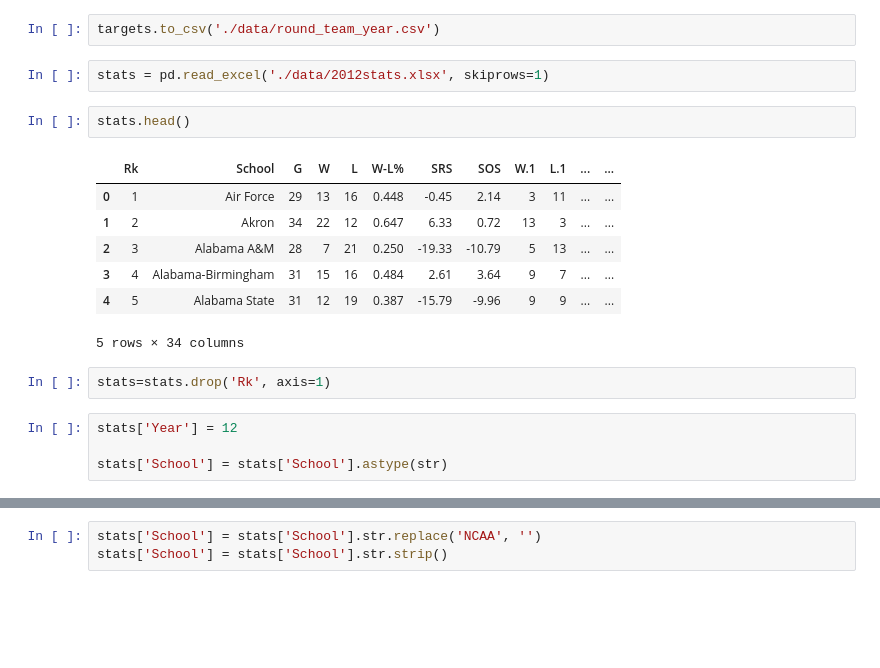
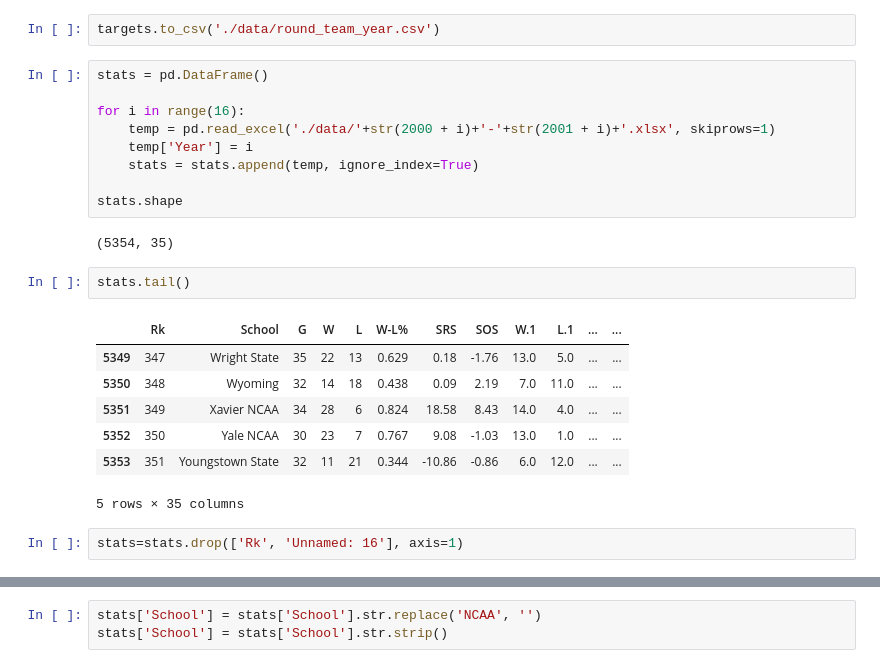
Before and after one commit to rileyma/MA490-Project-201930, a Jupyter notebook: data_cleaning.ipynb, the cells around one changed output, grey strips where cells are left out. Cells and saved outputs as stored; diff of their text form; blank space fills up the shorter version.

```diff
--- a/data_cleaning.ipynb
+++ b/data_cleaning.ipynb
@@ -97,22 +96,27 @@ Year       int64
 dtype: object
 # %%
 targets.to_csv('./data/round_team_year.csv')
-# %%
-stats = pd.read_excel('./data/2012stats.xlsx', skiprows=1)
+# %%
+stats = pd.DataFrame()
+
+for i in range(16):
+    temp = pd.read_excel('./data/'+str(2000 + i)+'-'+str(2001 + i)+'.xlsx', skiprows=1)
+    temp['Year'] = i
+    stats = stats.append(temp, ignore_index=True)
+
+stats.shape
+# %% [output]
+(5354, 35)
 # %%
-stats.head()
+stats.tail()
 # %% [output]
 |  | Rk | School | G | W | L | W-L% | SRS | SOS | W.1 | L.1 | ... | ... |
-| 0 | 1 | Air Force | 29 | 13 | 16 | 0.448 | -0.45 | 2.14 | 3 | 11 | ... | ... |
-| 1 | 2 | Akron | 34 | 22 | 12 | 0.647 | 6.33 | 0.72 | 13 | 3 | ... | ... |
-| 2 | 3 | Alabama A&M | 28 | 7 | 21 | 0.250 | -19.33 | -10.79 | 5 | 13 | ... | ... |
-| 3 | 4 | Alabama-Birmingham | 31 | 15 | 16 | 0.484 | 2.61 | 3.64 | 9 | 7 | ... | ... |
-| 4 | 5 | Alabama State | 31 | 12 | 19 | 0.387 | -15.79 | -9.96 | 9 | 9 | ... | ... |
+| 5349 | 347 | Wright State | 35 | 22 | 13 | 0.629 | 0.18 | -1.76 | 13.0 | 5.0 | ... | ... |
+| 5350 | 348 | Wyoming | 32 | 14 | 18 | 0.438 | 0.09 | 2.19 | 7.0 | 11.0 | ... | ... |
+| 5351 | 349 | Xavier NCAA | 34 | 28 | 6 | 0.824 | 18.58 | 8.43 | 14.0 | 4.0 | ... | ... |
+| 5352 | 350 | Yale NCAA | 30 | 23 | 7 | 0.767 | 9.08 | -1.03 | 13.0 | 1.0 | ... | ... |
+| 5353 | 351 | Youngstown State | 32 | 11 | 21 | 0.344 | -10.86 | -0.86 | 6.0 | 12.0 | ... | ... |
-5 rows × 34 columns
+5 rows × 35 columns
 # %%
-stats=stats.drop('Rk', axis=1)
+stats=stats.drop(['Rk', 'Unnamed: 16'], axis=1)
-# %%
-stats['Year'] = 12
-
-stats['School'] = stats['School'].astype(str)
 # %%
```
Also changed, not shown: parts of 16 cells of this notebook, 28 other files.
